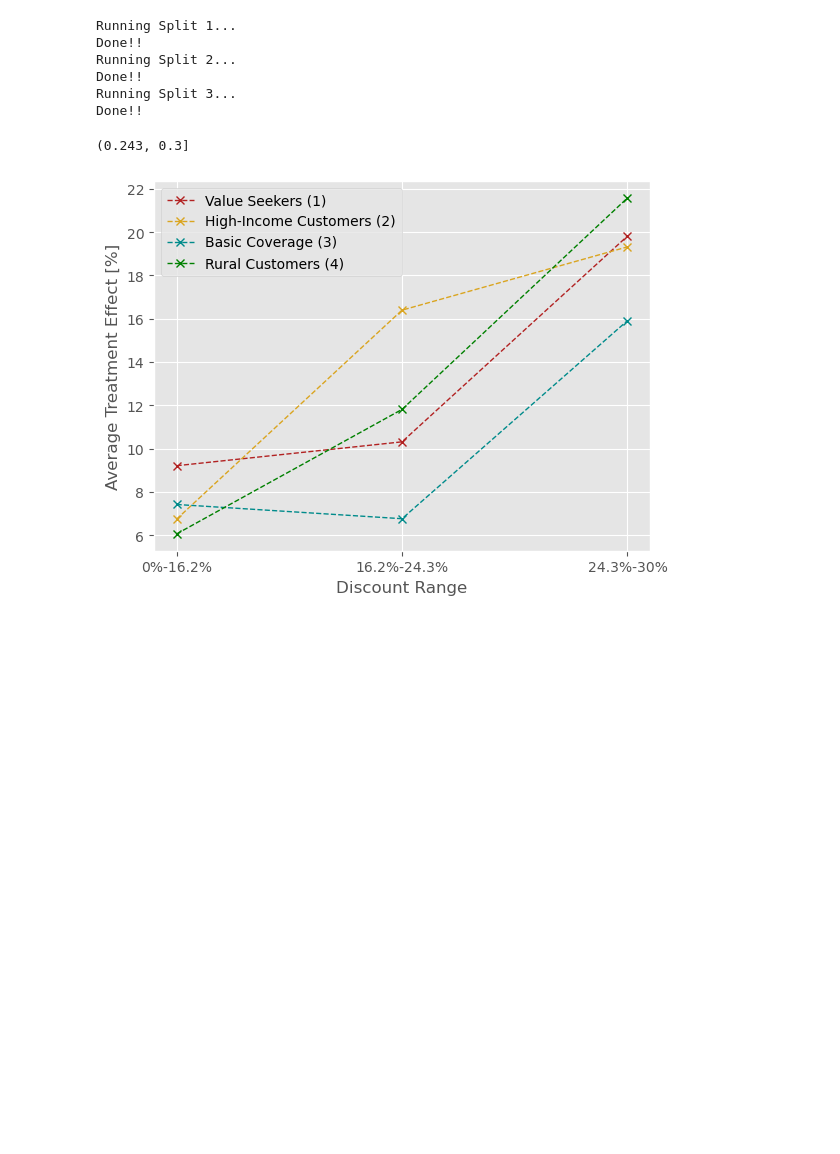
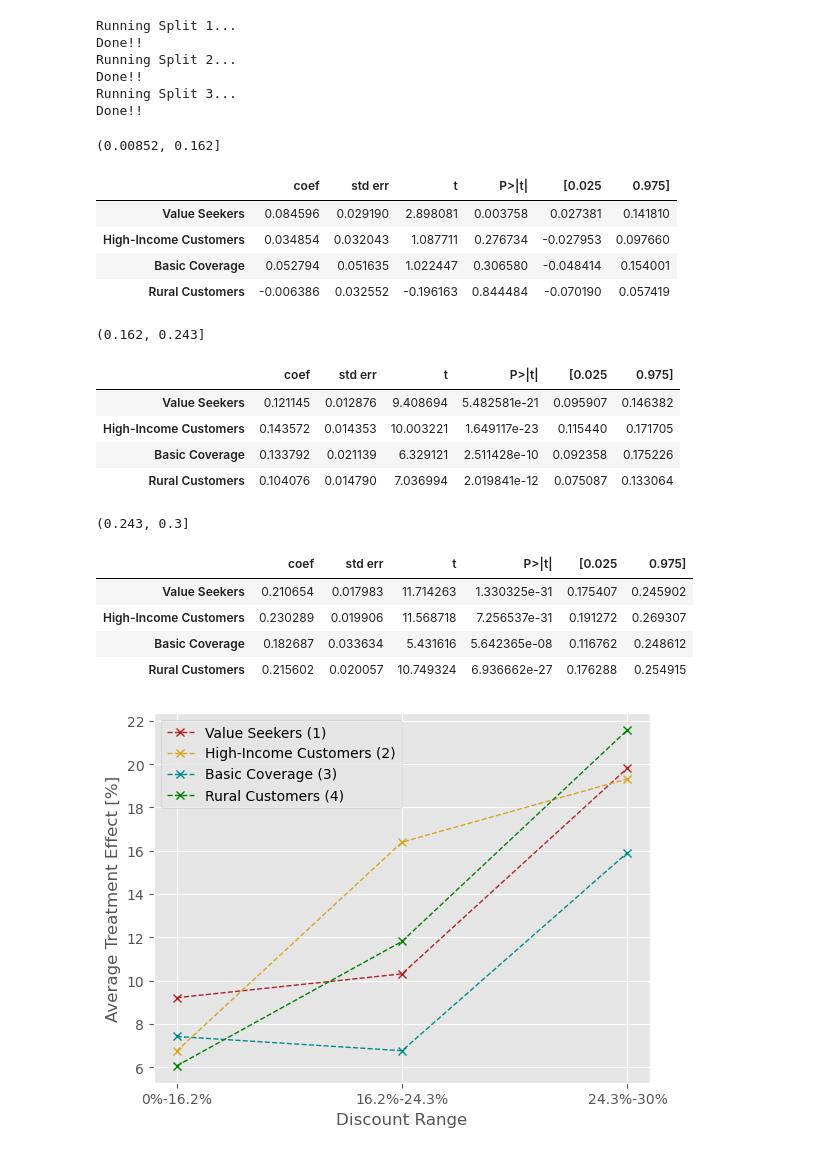
Before and after one commit to victormorizon/baqm-seminar-16, a Jupyter notebook: full_model/main.ipynb, the cells around one changed output. Drawn from its saved outputs; the diff is of its cells as text; code cells hidden in the pictures; blank space fills up the shorter version.

```diff
--- a/full_model/main.ipynb
+++ b/full_model/main.ipynb
@@ -47,21 +47,38 @@ Done!!
 # %%
 i = 0
 
 for k, v in double_mls.items():
-    if i == 2:
+    # if i == 2:
         print(k)
         # display(v.summary)
-        # included_policy_nr = splits[k].index.to_list()
-        # segments_i = segments.loc[included_policy_nr]
-        # gate = v.gate(groups=segments_i)
-        # display(gate.summary)
-        v.sensitivity_analysis(cf_y=0.0, cf_d=0.0, rho=0.4833)
+        included_policy_nr = splits[k].index.to_list()
+        segments_i = segments.loc[included_policy_nr]
+        gate = v.gate(groups=segments_i)
+        display(gate.summary)
+        # v.sensitivity_analysis(cf_y=0.0, cf_d=0.0, rho=0.4833)
         # print(v.sensitivity_summary)
-        v.sensitivity_plot()
+        # v.sensitivity_plot()
 
-    i += 1
+    # i += 1
 # %% [output]
-(0.243, 0.3]
+(0.00852, 0.162]
+|  | coef | std err | t | P>|t| | [0.025 | 0.975] |
+| Value Seekers | 0.084596 | 0.029190 | 2.898081 | 0.003758 | 0.027381 | 0.141810 |
+| High-Income Customers | 0.034854 | 0.032043 | 1.087711 | 0.276734 | -0.027953 | 0.097660 |
+| Basic Coverage | 0.052794 | 0.051635 | 1.022447 | 0.306580 | -0.048414 | 0.154001 |
+| Rural Customers | -0.006386 | 0.032552 | -0.196163 | 0.844484 | -0.070190 | 0.057419 |
+(0.162, 0.243]
+|  | coef | std err | t | P>|t| | [0.025 | 0.975] |
+| Value Seekers | 0.121145 | 0.012876 | 9.408694 | 5.482581e-21 | 0.095907 | 0.146382 |
+| High-Income Customers | 0.143572 | 0.014353 | 10.003221 | 1.649117e-23 | 0.115440 | 0.171705 |
+| Basic Coverage | 0.133792 | 0.021139 | 6.329121 | 2.511428e-10 | 0.092358 | 0.175226 |
+| Rural Customers | 0.104076 | 0.014790 | 7.036994 | 2.019841e-12 | 0.075087 | 0.133064 |
+(0.243, 0.3]
+|  | coef | std err | t | P>|t| | [0.025 | 0.975] |
+| Value Seekers | 0.210654 | 0.017983 | 11.714263 | 1.330325e-31 | 0.175407 | 0.245902 |
+| High-Income Customers | 0.230289 | 0.019906 | 11.568718 | 7.256537e-31 | 0.191272 | 0.269307 |
+| Basic Coverage | 0.182687 | 0.033634 | 5.431616 | 5.642365e-08 | 0.116762 | 0.248612 |
+| Rural Customers | 0.215602 | 0.020057 | 10.749324 | 6.936662e-27 | 0.176288 | 0.254915 |
 # %%
 v.sensitivity_analysis(cf_y=0.1158, cf_d=0.1158, rho=0.4833)
 fig = v.sensitivity_plot()
```
Also changed, not shown: 1 other file.
